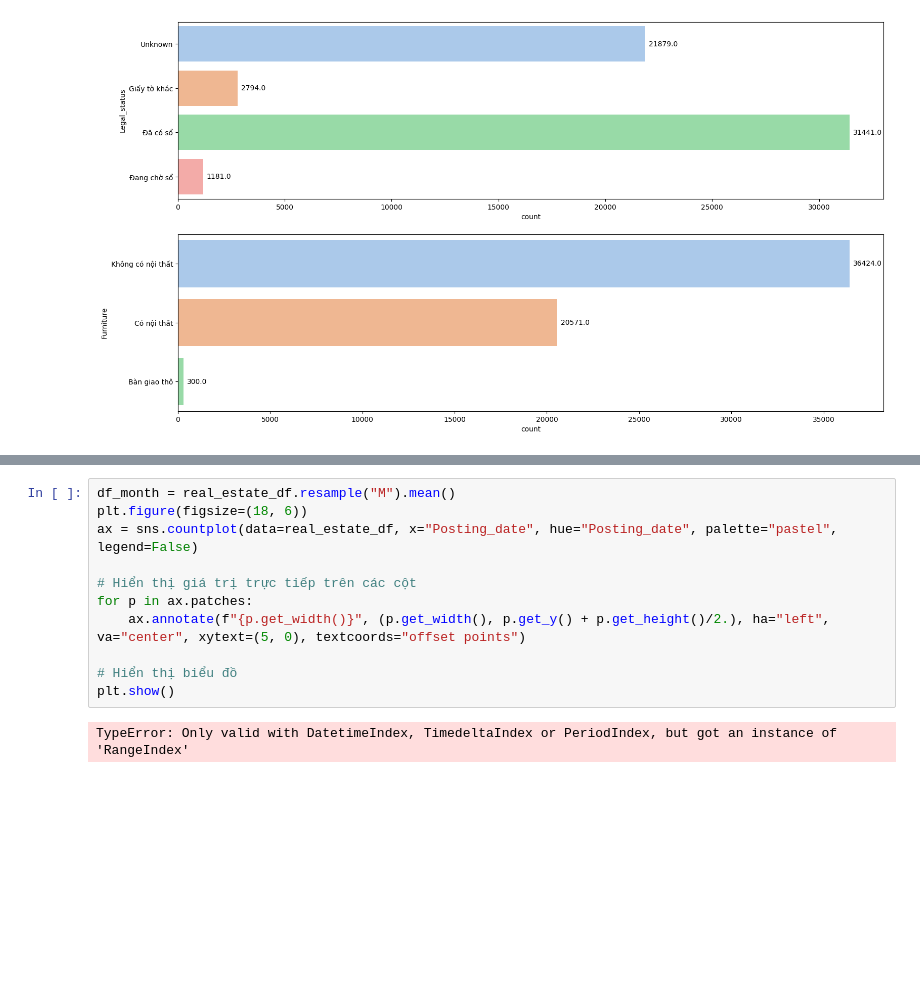
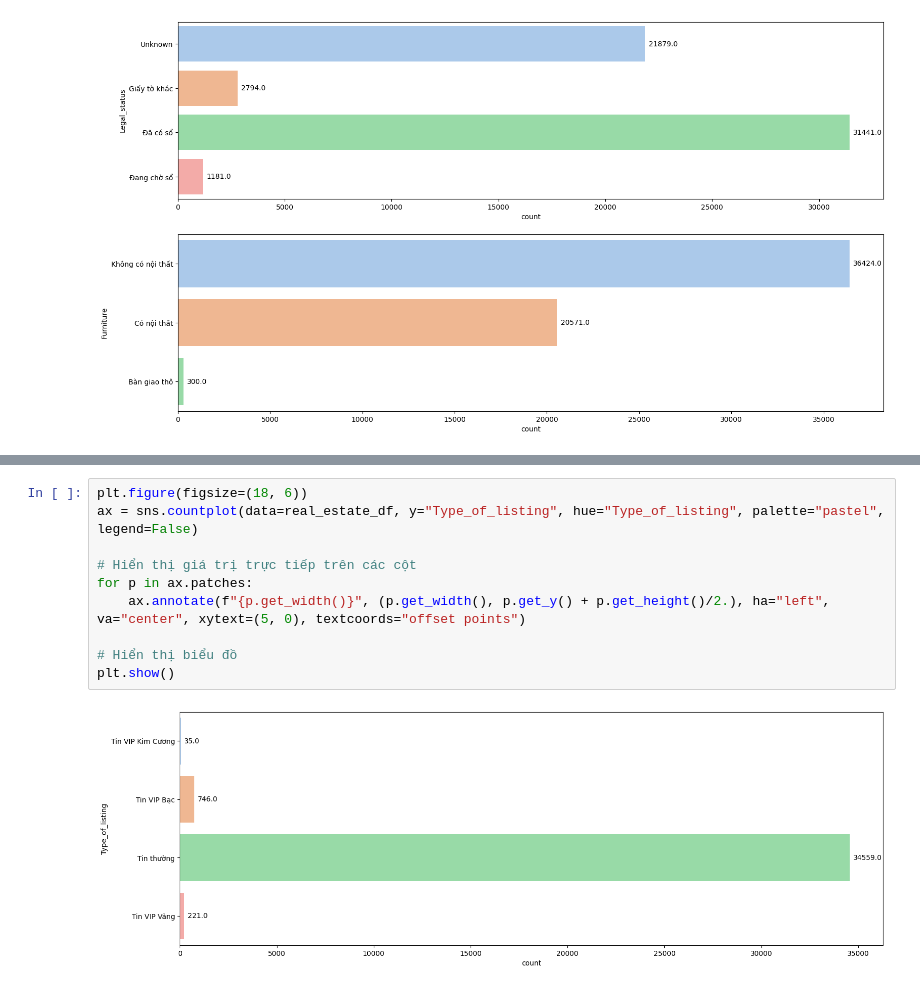
Before and after one commit to nldhuyen0047/real_estate_project, a Jupyter notebook: real_estate.ipynb, the cells around one changed output, grey strips where cells are left out. Cells and saved outputs as stored; diff of their text form; blank space fills up the shorter version.

```diff
--- a/real_estate.ipynb
+++ b/real_estate.ipynb
@@ -396,13 +402,12 @@ ValueError: time data "10/26/2023" doesn't match format "%d/%m/%Y", at position
 # %%
-df_month = real_estate_df.resample("M").mean()
 plt.figure(figsize=(18, 6))
-ax = sns.countplot(data=real_estate_df, x="Posting_date", hue="Posting_date", palette="pastel", legend=False)
+ax = sns.countplot(data=real_estate_df, y="Type_of_listing", hue="Type_of_listing", palette="pastel", legend=False)
 
 # Hiển thị giá trị trực tiếp trên các cột
 for p in ax.patches:
     ax.annotate(f"{p.get_width()}", (p.get_width(), p.get_y() + p.get_height()/2.), ha="left", va="center", xytext=(5, 0), textcoords="offset points")
 
 # Hiển thị biểu đồ
 plt.show()
 # %% [output]
-TypeError: Only valid with DatetimeIndex, TimedeltaIndex or PeriodIndex, but got an instance of 'RangeIndex'
+[figure, added]
```
Also changed, not shown: parts of 5 cells of this notebook.
